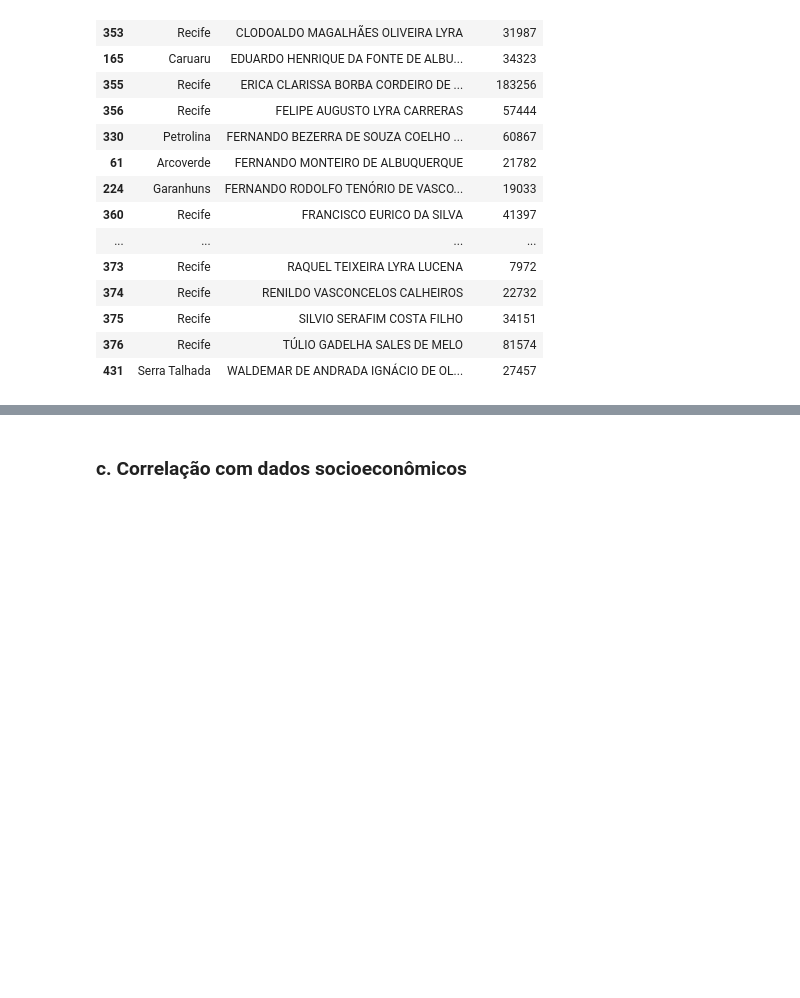
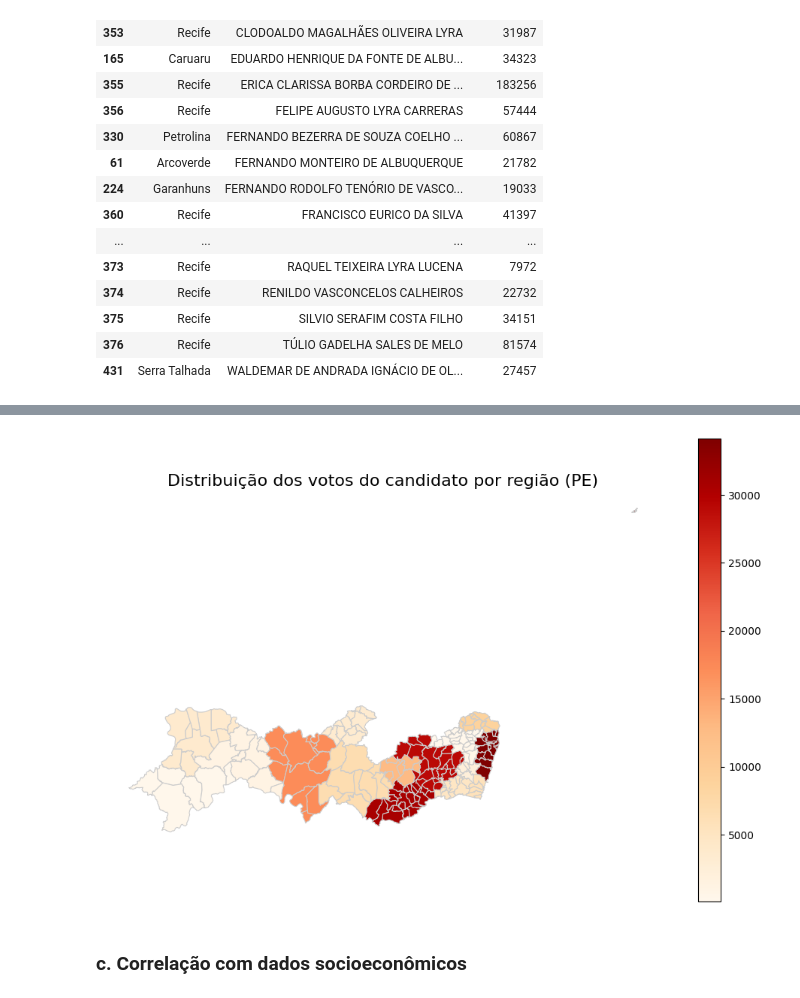
Before and after one commit to aliciamarzola/tp_bdg, a Jupyter notebook: NotebookPrincipal.ipynb, the cells around one changed output, grey strips where cells are left out. Saved outputs shown, nothing was run; the diff lists cells and outputs as text; code cells hidden in the pictures; blank space fills up the shorter version.

```diff
--- a/NotebookPrincipal.ipynb
+++ b/NotebookPrincipal.ipynb
@@ -673,6 +733,29 @@ df_juncao_map.head(30)
 | 23 | 59686 | RENILDO VASCONCELOS CALHEIROS | RECIFE | 6987 | 0.117063 | Recife | ... |
 | 24 | 141386 | WALDEMAR DE ANDRADA IGNÁCIO DE OL... | CUSTÓDIA | 10466 | 0.074024 | Serra Talhada | ... |
 | 25 | 104571 | MARIA LEAL ARRAES DE ALENCAR | RECIFE | 16297 | 0.155846 | Recife | ... |
+# %%
+# Agrupar os votos pelas regiões
+votos_por_rgi = mapa_votos.groupby('CD_RGI')['QT_VOTOS'].sum().reset_index()
+votos_regiao = mapa_votos.merge(votos_por_rgi, on='CD_RGI', suffixes=('', '_REGIAO'))
+votos_regiao['QT_VOTOS'] = votos_regiao['QT_VOTOS_REGIAO']
+
+
+fig, ax = plt.subplots(1, 1, figsize=(12, 8))
+
+votos_regiao.plot(
+    column='QT_VOTOS',  # A cor será definida pela coluna 'cor' que corresponde a cada CD_RGI
+    cmap='OrRd',  # Escolha do cmap para cores distintas
+    linewidth=0.8,  # Largura das bordas
+    edgecolor='0.8',  # Cor das bordas
+    legend=True,  # Exibe a legenda
+    ax=ax
+)
+
+ax.set_title('Distribuição dos votos do candidato por região (PE)', fontsize=16)
+ax.axis('off')
+plt.show()
+# %% [output]
+[figure, added]
 # %% [markdown]
 ### c. Correlação com dados socioeconômicos
 # %%
```
Also changed, not shown: parts of 17 cells of this notebook.
